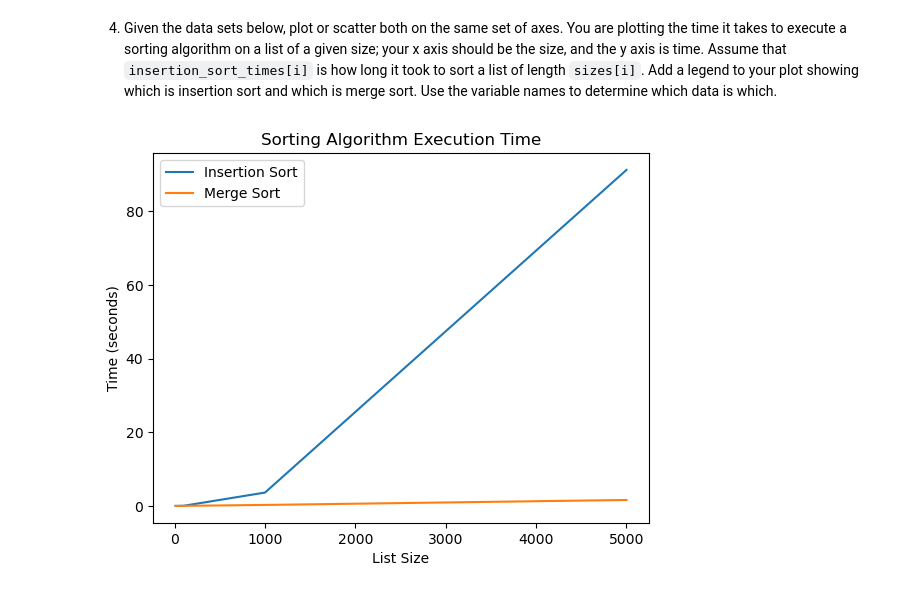
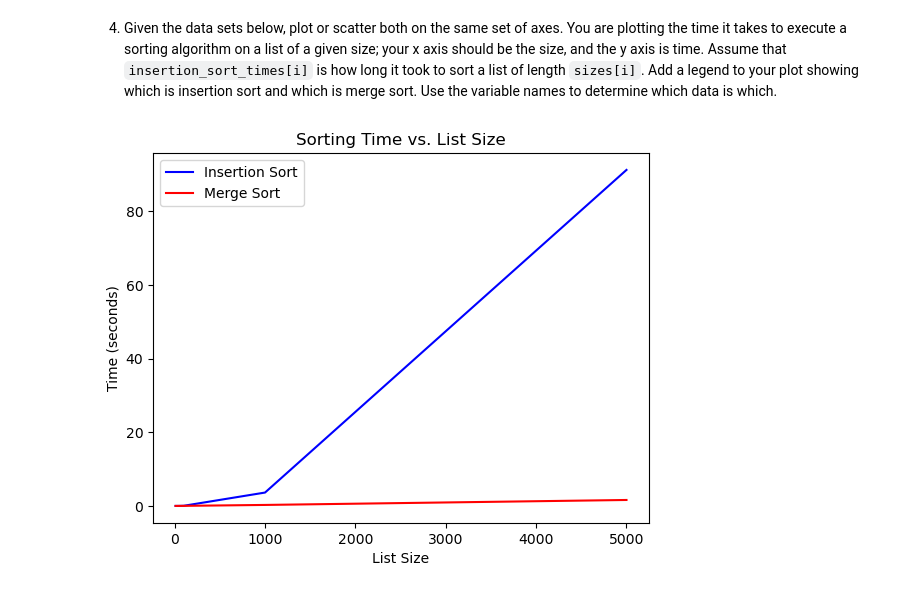
Before and after one commit to Tezzyray/materials-pyplot, a Jupyter notebook: pyplot.ipynb, the cells around one changed output. Drawn from its saved outputs; the diff is of its cells as text; code cells hidden in the pictures.

```diff
--- a/pyplot.ipynb
+++ b/pyplot.ipynb
@@ -96,29 +100,29 @@ insertion_sort_times = [0.0010252999999999998, 0.0027026999999999954, 0.01014720
 merge_sort_times = [0.00161889999999687, 0.003635600000009731, 0.0090655000000055, 0.020108000000007564, 0.2687474000000094, 1.6147050999999948]
 # %%
 import matplotlib.pyplot as plt
+import numpy as np
 
-# Create the x-axis data
-x_axis= sizes
+# Create the data sets
+sizes = [10, 20, 50, 100, 1000, 5000]
+insertion_sort_times = [0.0010252999999999998, 0.0027026999999999954, 0.010147200000000002, 0.0381137, 3.6303399, 91.2180796]
+merge_sort_times = [0.00161889999999687, 0.003635600000009731, 0.0090655000000055, 0.020108000000007564, 0.2687474000000094, 1.6147050999999948]
 
-# Create the y-axis data for insertion sort
-y_axis_insertion = insertion_sort_times
+# Create the figure
+fig = plt.figure()
 
-# Create the y-axis data for merge sort
-y_axis_merge = merge_sort_times
-
-# Create the plot
-plt.plot(x_axis, y_axis_insertion, label='Insertion Sort')
-plt.plot(x_axis, y_axis_merge, label='Merge Sort')
+# Plot the data sets
+plt.plot(sizes, insertion_sort_times, label='Insertion Sort', color='blue')
+plt.plot(sizes, merge_sort_times, label='Merge Sort', color='red')
 
 # Add a title and labels to the axes
-plt.title('Sorting Algorithm Execution Time')
+plt.title('Sorting Time vs. List Size')
 plt.xlabel('List Size')
 plt.ylabel('Time (seconds)')
 
 # Add a legend
 plt.legend()
 
 # Show the plot
 plt.show()
 # %% [output]
-[figure, old version]
+[figure, new version]
```
Also changed, not shown: parts of 3 cells of this notebook.
